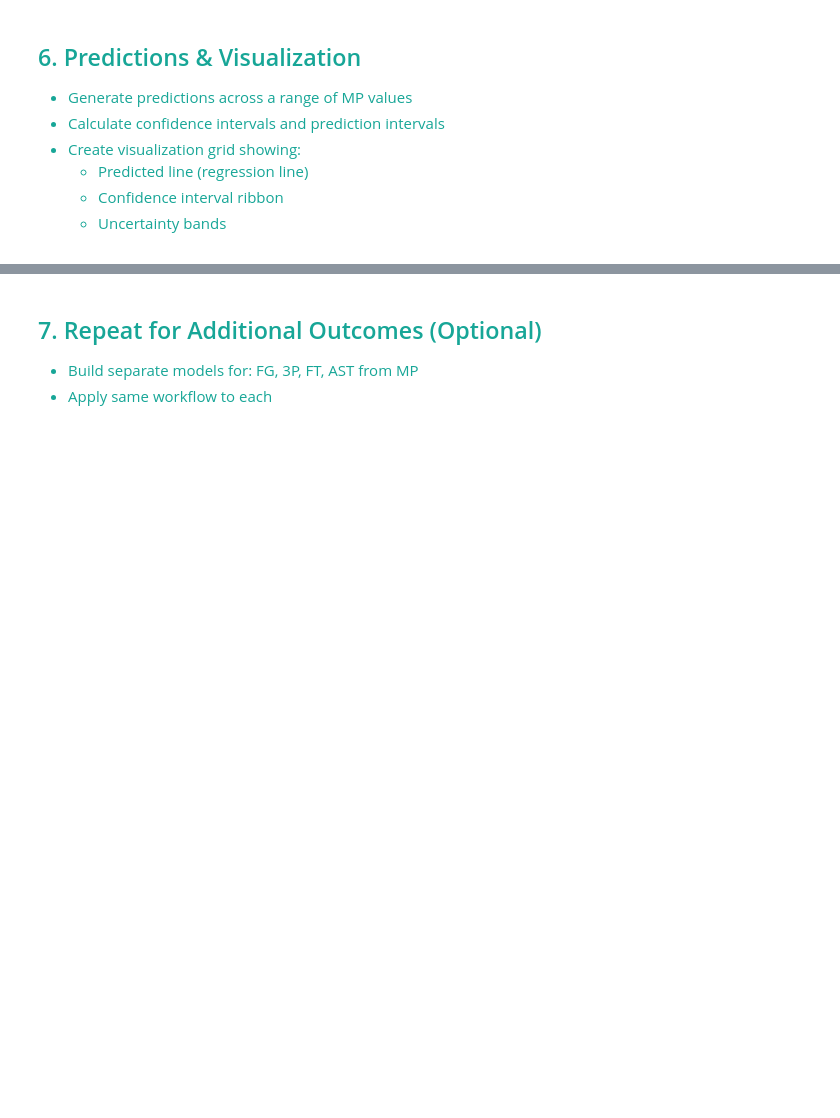
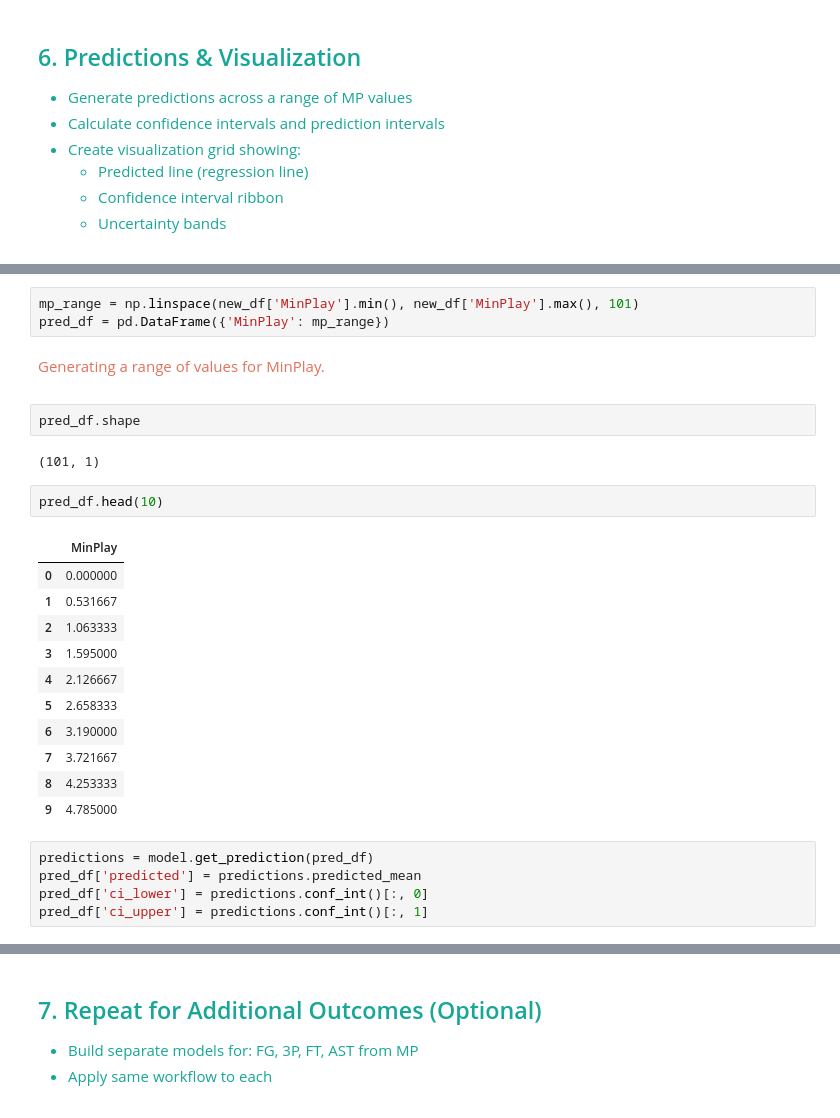
Before and after one commit to awomann/nba-prediction, a Jupyter notebook: NBA_Predictive_Analytics.ipynb, the cells around one changed output, grey strips where cells are left out. Saved outputs shown, nothing was run; the diff lists cells and outputs as text; blank space fills up the shorter version.

```diff
--- a/NBA_Predictive_Analytics.ipynb
+++ b/NBA_Predictive_Analytics.ipynb
@@ -762,0 +773,32 @@ However, in the diagnostics, what we found is that we're not invalidating the sl
+# %%
+mp_range = np.linspace(new_df['MinPlay'].min(), new_df['MinPlay'].max(), 101)
+pred_df = pd.DataFrame({'MinPlay': mp_range})
+# %% [markdown]
+<span style="color:#E2725B">
+
+Generating a range of values for MinPlay.
+
+</span>
+# %%
+pred_df.shape
+# %% [output]
+(101, 1)
+# %%
+pred_df.head(10)
+# %% [output]
+|  | MinPlay |
+| 0 | 0.000000 |
+| 1 | 0.531667 |
+| 2 | 1.063333 |
+| 3 | 1.595000 |
+| 4 | 2.126667 |
+| 5 | 2.658333 |
+| 6 | 3.190000 |
+| 7 | 3.721667 |
+| 8 | 4.253333 |
+| 9 | 4.785000 |
+# %%
+predictions = model.get_prediction(pred_df)
+pred_df['predicted'] = predictions.predicted_mean
+pred_df['ci_lower'] = predictions.conf_int()[:, 0]
+pred_df['ci_upper'] = predictions.conf_int()[:, 1]
```
Also changed, not shown: parts of 14 cells of this notebook, 7 other files.
